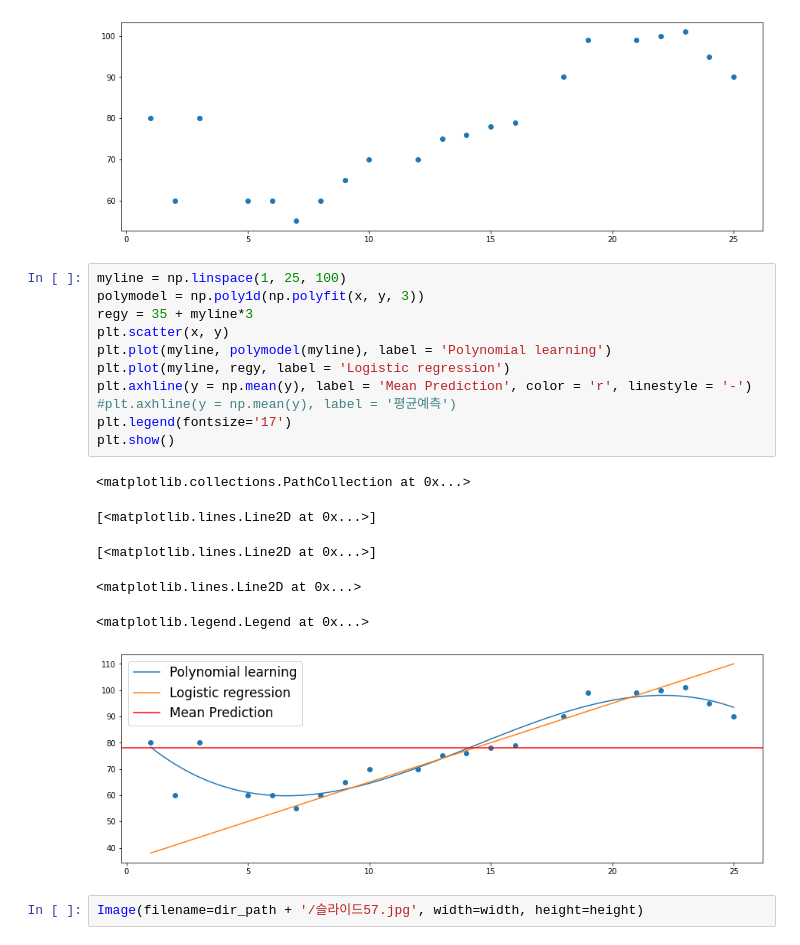
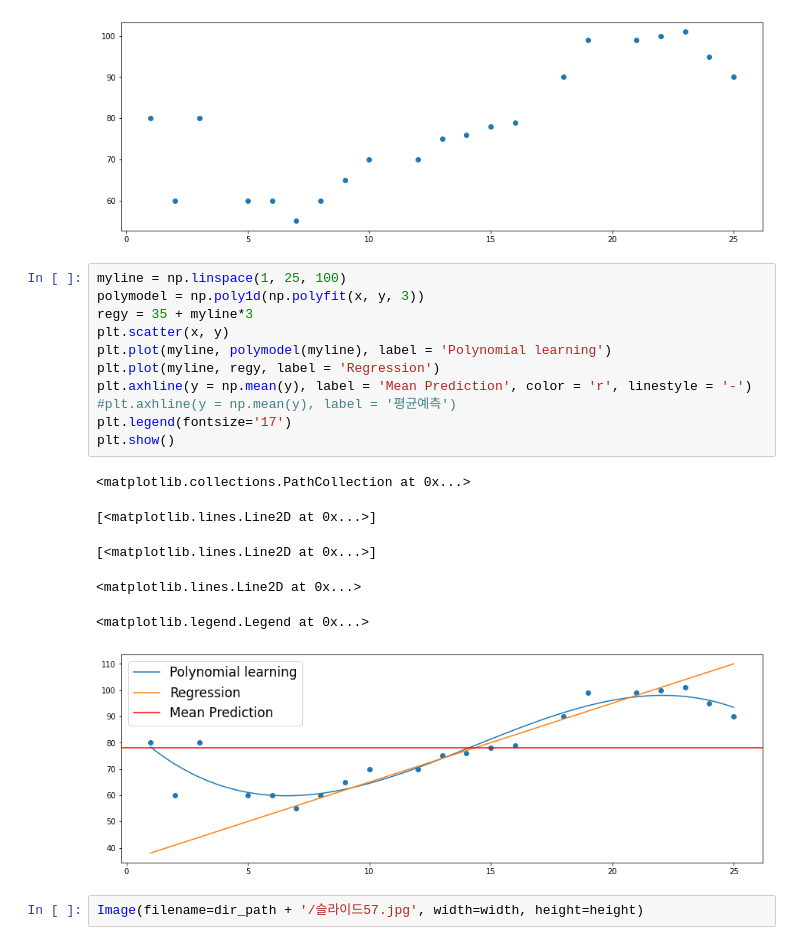
Before and after one commit to ancestor9/aSSIST, a Jupyter notebook: 04_loss functions_bias variances.ipynb, the cells around one changed output. Cells and saved outputs as stored; diff of their text form.

```diff
--- a/04_loss functions_bias variances.ipynb
+++ b/04_loss functions_bias variances.ipynb
@@ -430,21 +430,21 @@ plt.show()
 # %%
 myline = np.linspace(1, 25, 100)
 polymodel = np.poly1d(np.polyfit(x, y, 3))
 regy = 35 + myline*3
 plt.scatter(x, y)
 plt.plot(myline, polymodel(myline), label = 'Polynomial learning')
-plt.plot(myline, regy, label = 'Logistic regression')
+plt.plot(myline, regy, label = 'Regression')
 plt.axhline(y = np.mean(y), label = 'Mean Prediction', color = 'r', linestyle = '-')
 #plt.axhline(y = np.mean(y), label = '평균예측')
 plt.legend(fontsize='17')
 plt.show()
 # %% [output]
 <matplotlib.collections.PathCollection at 0x...>
 [<matplotlib.lines.Line2D at 0x...>]
 [<matplotlib.lines.Line2D at 0x...>]
 <matplotlib.lines.Line2D at 0x...>
 <matplotlib.legend.Legend at 0x...>
-[figure, old version]
+[figure, new version]
 # %%
 Image(filename=dir_path + '/슬라이드57.jpg', width=width, height=height)
 # %% [output]
```
Also changed, not shown: parts of 5 cells of this notebook.
